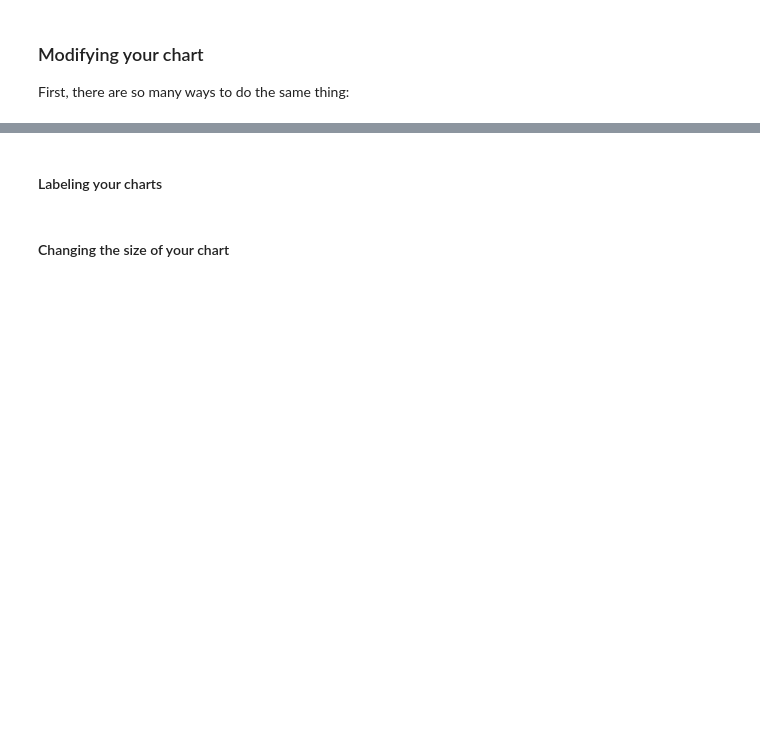
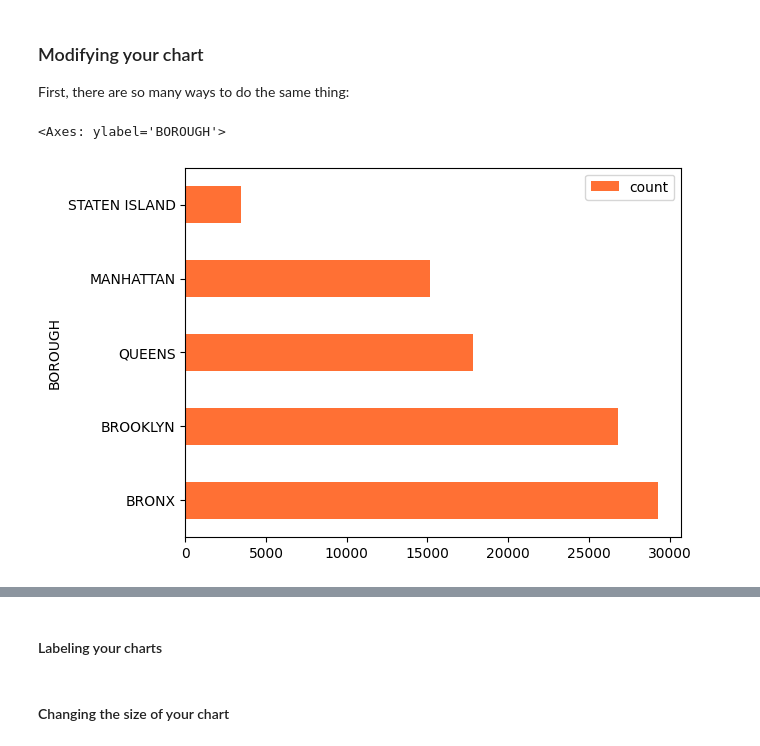
Before and after one commit to jack-walk/CUNY_adv-data, a Jupyter notebook: w6/input/review02-time-series-analysis-matplotlib-exercise.ipynb, the cells around one changed output, grey strips where cells are left out. Cells and saved outputs as stored; diff of their text form; code cells hidden in the pictures; blank space fills up the shorter version.

```diff
--- a/w6/input/review02-time-series-analysis-matplotlib-exercise.ipynb
+++ b/w6/input/review02-time-series-analysis-matplotlib-exercise.ipynb
@@ -114,0 +167,5 @@ Now it's time to plot your data to better understand trends over time!
+# %%
+# Break down by borough and use reset_index() to store it in a df
+
+evictions_by_borough = evictions["BOROUGH"].value_counts().reset_index()
+evictions_by_borough
@@ -116,3 +180,8 @@ Now it's time to plot your data to better understand trends over time!
 ### Modifying your chart
 
 First, there are so many ways to do the same thing:
+# %%
+evictions_by_borough.plot(kind="barh", x="BOROUGH", y="count", color="#ff7034")
+# %% [output]
+<Axes: ylabel='BOROUGH'>
+[figure, added]
```
Also changed, not shown: parts of 7 cells of this notebook.
